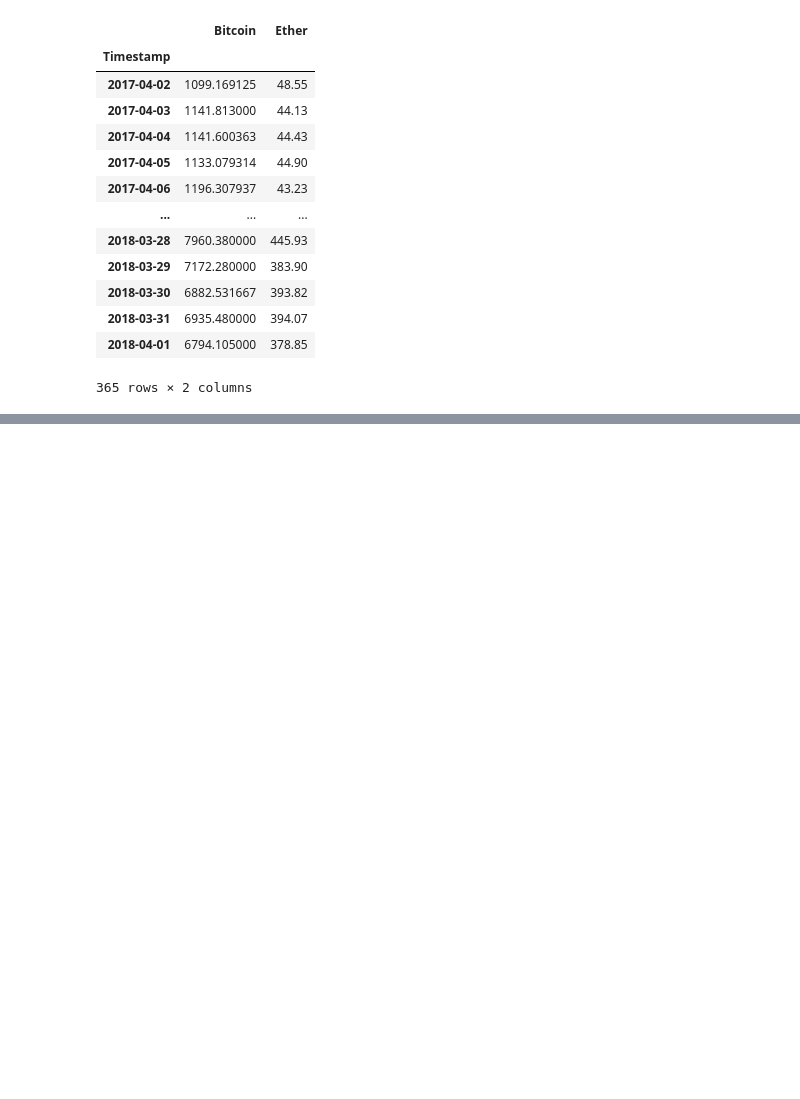
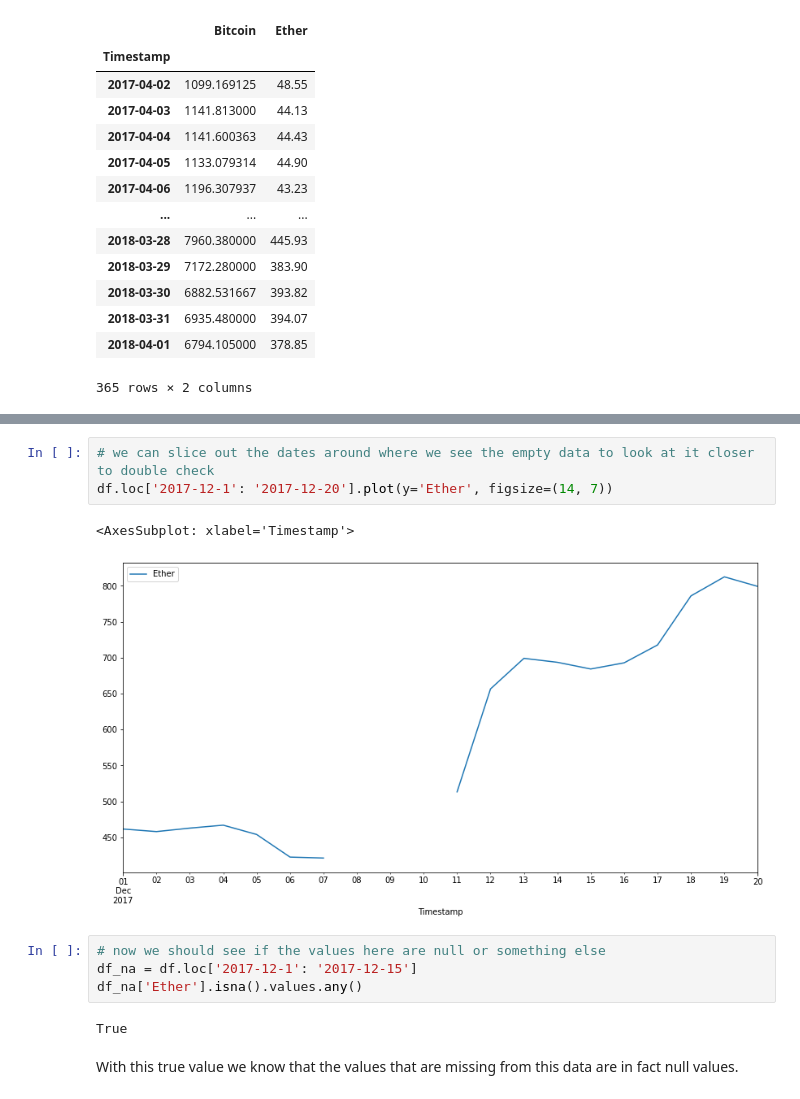
Before and after one commit to c-blomquist/Data-Analysis-Learning, a Jupyter notebook: Example_Project/Example_Project.ipynb, the cells around one changed output, grey strips where cells are left out. Cells and saved outputs as stored; diff of their text form; blank space fills up the shorter version.

Commit message:
Continued work on graph creation for example dataset

```diff
--- a/Example_Project/Example_Project.ipynb
+++ b/Example_Project/Example_Project.ipynb
@@ -29,0 +36,14 @@ df
+# %%
+# we can slice out the dates around where we see the empty data to look at it closer to double check
+df.loc['2017-12-1': '2017-12-20'].plot(y='Ether', figsize=(14, 7))
+# %% [output]
+<AxesSubplot: xlabel='Timestamp'>
+[figure, added]
+# %%
+# now we should see if the values here are null or something else
+df_na = df.loc['2017-12-1': '2017-12-15']
+df_na['Ether'].isna().values.any()
+# %% [output]
+True
+# %% [markdown]
+With this true value we know that the values that are missing from this data are in fact null values.
```
Also changed, not shown: parts of 22 cells of this notebook.
